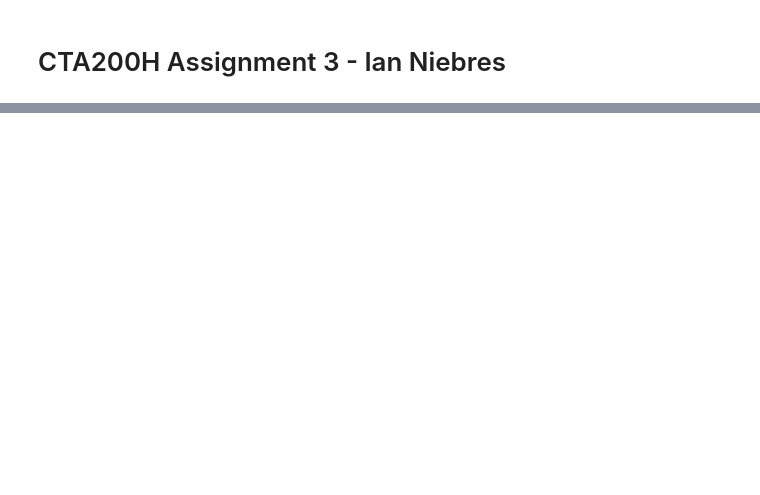
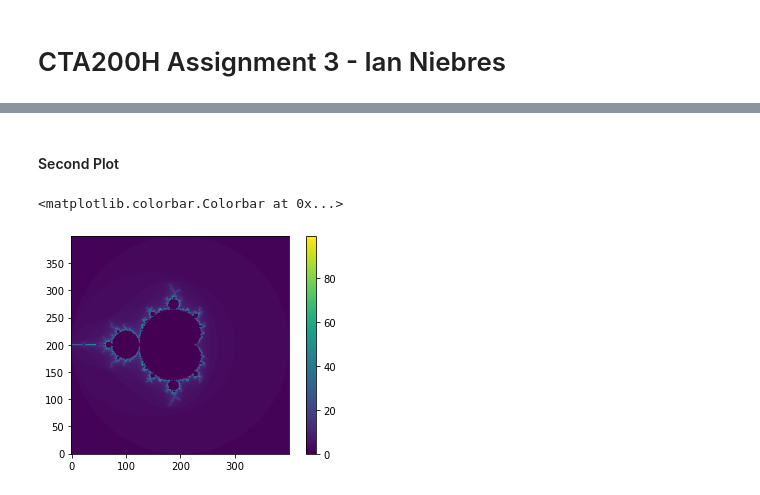
Before and after one commit to IanNiebres/CTA200_2022, a Jupyter notebook: assignment_3/assignment_3.ipynb, the cells around one changed output, grey strips where cells are left out. Drawn from its saved outputs; the diff is of its cells as text; code cells hidden in the pictures; blank space fills up the shorter version.

```diff
--- a/assignment_3/assignment_3.ipynb
+++ b/assignment_3/assignment_3.ipynb
@@ -44,0 +51,8 @@ plt.plot(z)
+# %% [markdown]
+#### Second Plot
+# %%
+plt.imshow(zz2.transpose(), origin = 'lower') # second plot
+plt.colorbar()
+# %% [output]
+<matplotlib.colorbar.Colorbar at 0x...>
+[figure, added]
```
Also changed, not shown: parts of 16 cells of this notebook, 1 other file.
